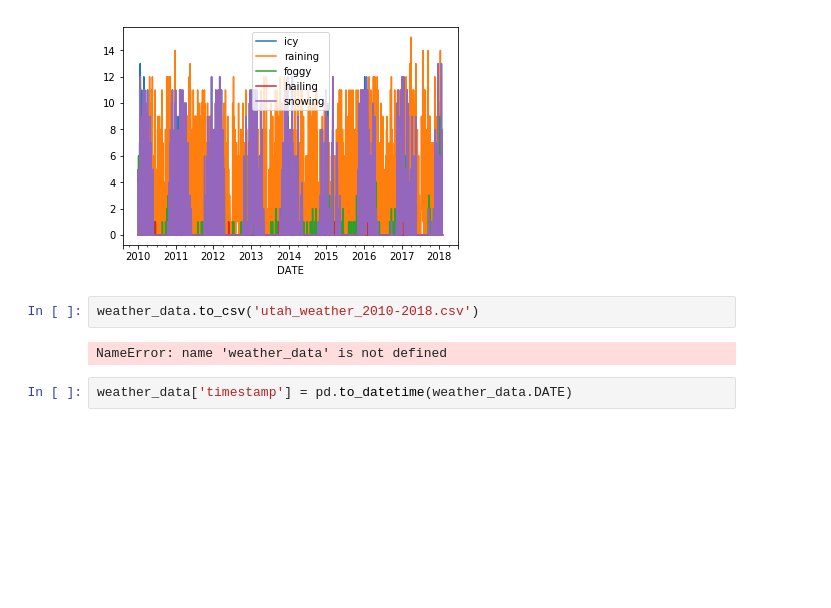
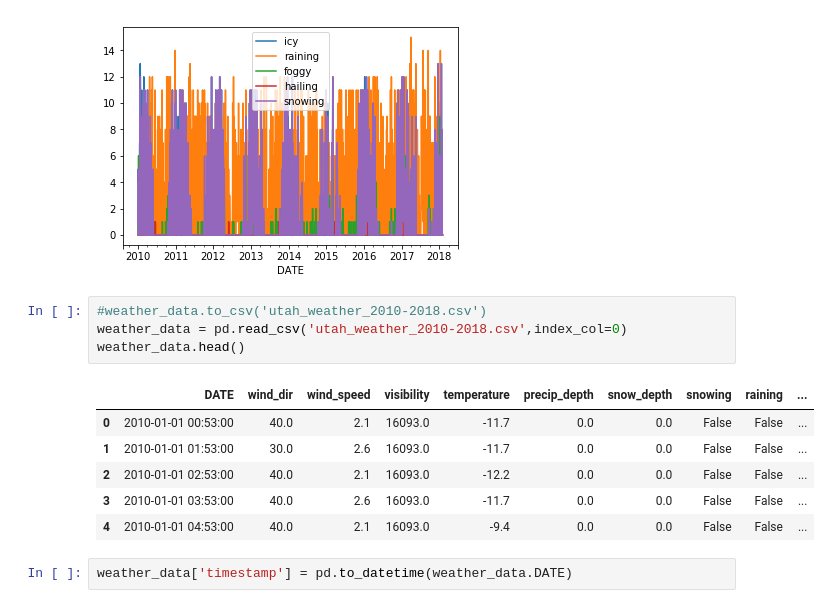
Before and after one commit to dwilson1988/traffic-collisions, a Jupyter notebook: get_weather.ipynb, the cells around one changed output. Cells and saved outputs as stored; diff of their text form; blank space fills up the shorter version.

Commit message:
added updated weather notebooks and .gitignore

```diff
--- a/get_weather.ipynb
+++ b/get_weather.ipynb
@@ -261,10 +287,17 @@ ts.plot()
 [figure]
 <matplotlib.figure.Figure at 0x...>
 [figure]
-# %%
-weather_data.to_csv('utah_weather_2010-2018.csv')
-# %% [output]
-NameError: name 'weather_data' is not defined
+# %%
+#weather_data.to_csv('utah_weather_2010-2018.csv')
+weather_data = pd.read_csv('utah_weather_2010-2018.csv',index_col=0)
+weather_data.head()
+# %% [output]
+|  | DATE | wind_dir | wind_speed | visibility | temperature | precip_depth | snow_depth | snowing | raining | ... |
+| 0 | 2010-01-01 00:53:00 | 40.0 | 2.1 | 16093.0 | -11.7 | 0.0 | 0.0 | False | False | ... |
+| 1 | 2010-01-01 01:53:00 | 30.0 | 2.6 | 16093.0 | -11.7 | 0.0 | 0.0 | False | False | ... |
+| 2 | 2010-01-01 02:53:00 | 40.0 | 2.1 | 16093.0 | -12.2 | 0.0 | 0.0 | False | False | ... |
+| 3 | 2010-01-01 03:53:00 | 40.0 | 2.6 | 16093.0 | -11.7 | 0.0 | 0.0 | False | False | ... |
+| 4 | 2010-01-01 04:53:00 | 40.0 | 2.1 | 16093.0 | -9.4 | 0.0 | 0.0 | False | False | ... |
 # %%
 weather_data['timestamp'] = pd.to_datetime(weather_data.DATE)
 # %%
```
Also changed, not shown: parts of 7 cells of this notebook, 1 other file.
